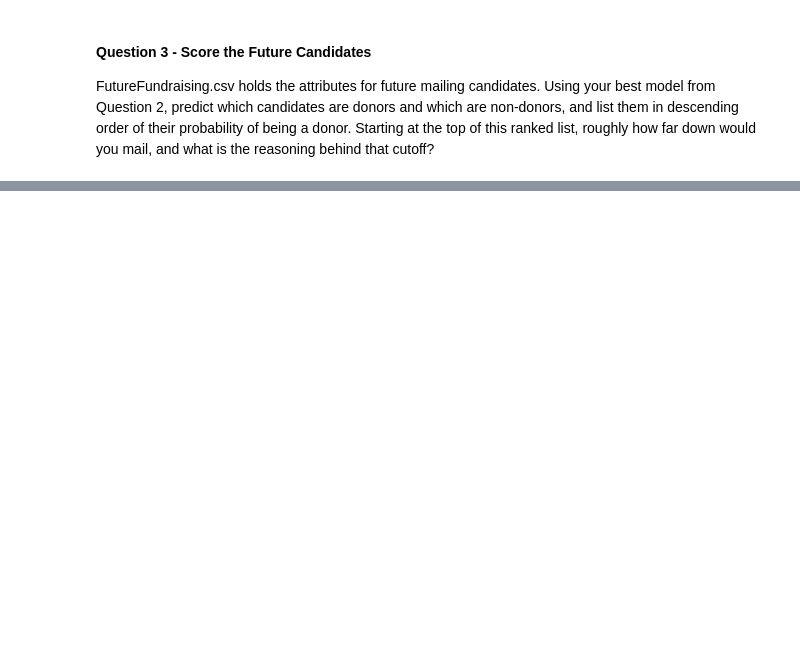
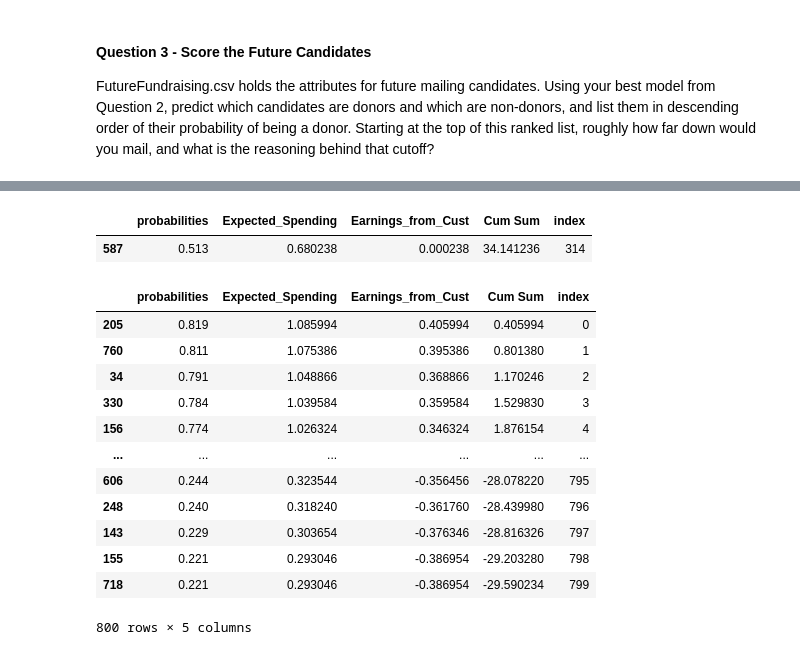
Before and after one commit to sascott9655/ADS-505-, a Jupyter notebook: DirectMailFundraising.ipynb, the cells around one changed output, grey strips where cells are left out. Drawn from its saved outputs; the diff is of its cells as text; code cells hidden in the pictures; blank space fills up the shorter version.

```diff
--- a/DirectMailFundraising.ipynb
+++ b/DirectMailFundraising.ipynb
@@ -290,0 +448,49 @@ would you mail, and what is the reasoning behind that cutoff?
+# %%
+predictors = df2.drop(columns=['Row Id','Row Id.', 'TARGET_D', 'TARGET_B'])
+predictors = predictors.columns
+outcome = 'TARGET_B'
+
+X = df2[predictors]
+y = df2[outcome]
+
+X_train, X_holdout, y_train, y_holdout = train_test_split(X, y, test_size=0.4, random_state=12345)
+
+y_pred = bag.predict_proba(X_holdout)[:, 1]
+
+future_bag_df = pd.DataFrame({'probabilities': y_pred})
+# %%
+#Cumulative Gains Net Profit(Holdout):
+
+#based on the probability of donating how much would we spend on each customer
+future_bag_df['Expected_Spending'] = (future_bag_df['probabilities'] * adj_pop_rate * avg_donation)
+
+#how much the business would earn from each customer
+future_bag_df['Earnings_from_Cust'] = (future_bag_df['Expected_Spending'] - avg_mailing)
+
+#sort based on most earned from each customer and calculate cumulative gains of net profit
+future_bag_df = future_bag_df.sort_values('Earnings_from_Cust', ascending=False)
+future_bag_df['Cum Sum'] = future_bag_df['Earnings_from_Cust'].cumsum()
+future_bag_df['index'] = range(len(future_bag_df)) #doing this so we can find what customer to stop training model because it eventually goes
+#toward the negatives if the business mails to every customer
+
+#shows max profit and how many customers to send out mail
+future_bag_df[future_bag_df['Cum Sum'] == future_bag_df['Cum Sum'].max()]
+# %% [output]
+|  | probabilities | Expected_Spending | Earnings_from_Cust | Cum Sum | index |
+| 587 | 0.513 | 0.680238 | 0.000238 | 34.141236 | 314 |
+# %%
+future_bag_df.sort_values(by='probabilities', ascending=False)
+# %% [output]
+|  | probabilities | Expected_Spending | Earnings_from_Cust | Cum Sum | index |
+| 205 | 0.819 | 1.085994 | 0.405994 | 0.405994 | 0 |
+| 760 | 0.811 | 1.075386 | 0.395386 | 0.801380 | 1 |
+| 34 | 0.791 | 1.048866 | 0.368866 | 1.170246 | 2 |
+| 330 | 0.784 | 1.039584 | 0.359584 | 1.529830 | 3 |
+| 156 | 0.774 | 1.026324 | 0.346324 | 1.876154 | 4 |
+| ... | ... | ... | ... | ... | ... |
+| 606 | 0.244 | 0.323544 | -0.356456 | -28.078220 | 795 |
+| 248 | 0.240 | 0.318240 | -0.361760 | -28.439980 | 796 |
+| 143 | 0.229 | 0.303654 | -0.376346 | -28.816326 | 797 |
+| 155 | 0.221 | 0.293046 | -0.386954 | -29.203280 | 798 |
+| 718 | 0.221 | 0.293046 | -0.386954 | -29.590234 | 799 |
+800 rows × 5 columns
```
Also changed, not shown: parts of 20 cells of this notebook.
